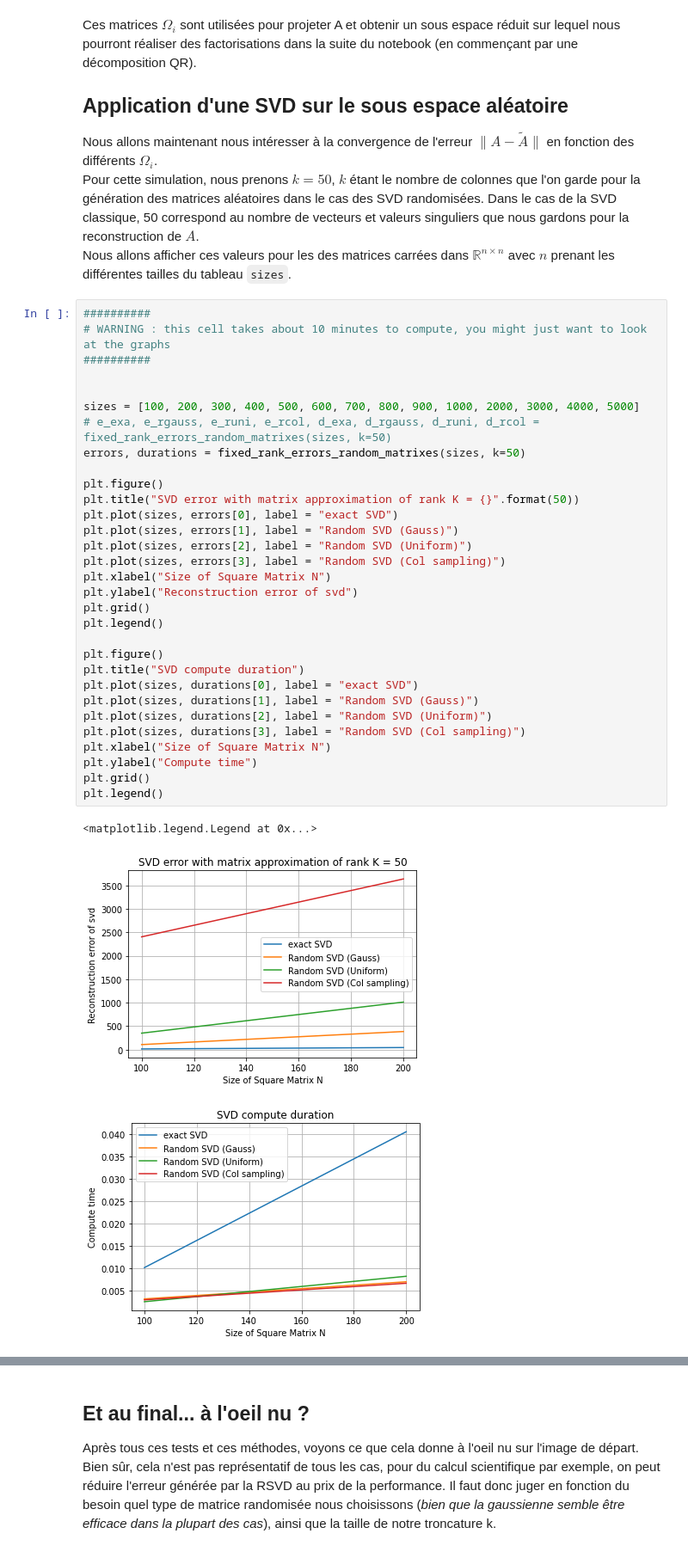
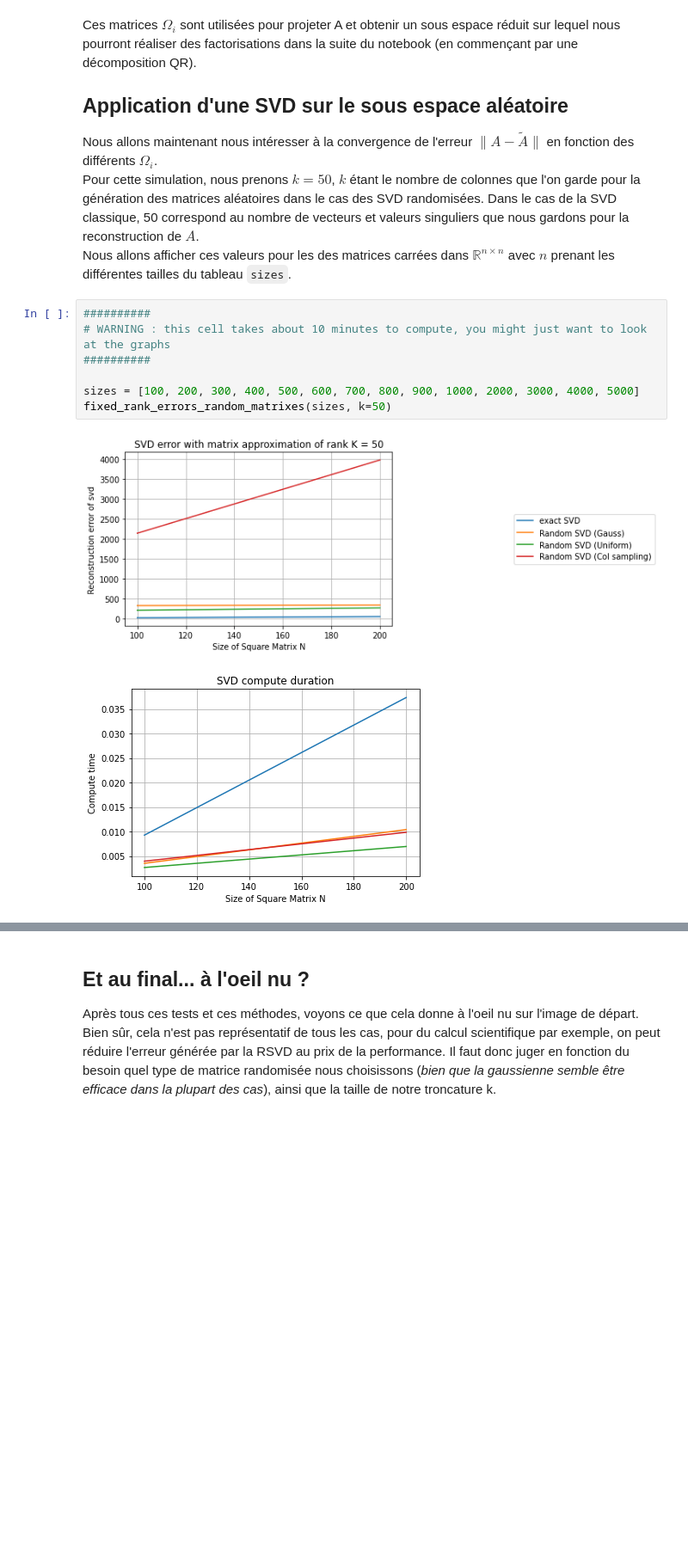
Before and after one commit to Aympab/randomized-svd, a Jupyter notebook: main.ipynb, the cells around one changed output, grey strips where cells are left out. Shown at 86% size. Drawn from its saved outputs; the diff is of its cells as text; blank space fills up the shorter version.

```diff
--- a/main.ipynb
+++ b/main.ipynb
@@ -156,40 +160,15 @@ Ces matrices $\Omega_{i}$ sont utilisées pour projeter A et obtenir un sous esp
 Nous allons maintenant nous intéresser à la convergence de l'erreur $\lVert A - \tilde{A} \rVert$ en fonction des différents $\Omega_i$. <br>
 Pour cette simulation, nous prenons $k = 50$, $k$ étant le nombre de colonnes que l'on garde pour la génération des matrices aléatoires dans le cas des SVD randomisées. Dans le cas de la SVD classique, 50 correspond au nombre de vecteurs et valeurs singuliers que nous gardons pour la reconstruction de $A$. <br>
 Nous allons afficher ces valeurs pour les des matrices carrées dans $\mathbb{R}^{n \times n}$ avec $n$ prenant les différentes tailles du tableau `sizes`.
-# %%
-##########
-# WARNING : this cell takes about 10 minutes to compute, you might just want to look at the graphs
-##########
-
-
-sizes = [100, 200, 300, 400, 500, 600, 700, 800, 900, 1000, 2000, 3000, 4000, 5000]
-# e_exa, e_rgauss, e_runi, e_rcol, d_exa, d_rgauss, d_runi, d_rcol = fixed_rank_errors_random_matrixes(sizes, k=50)
-errors, durations = fixed_rank_errors_random_matrixes(sizes, k=50)
-
-plt.figure()
-plt.title("SVD error with matrix approximation of rank K = {}".format(50))
-plt.plot(sizes, errors[0], label = "exact SVD")
-plt.plot(sizes, errors[1], label = "Random SVD (Gauss)")
-plt.plot(sizes, errors[2], label = "Random SVD (Uniform)")
-plt.plot(sizes, errors[3], label = "Random SVD (Col sampling)")
-plt.xlabel("Size of Square Matrix N")
-plt.ylabel("Reconstruction error of svd")
-plt.grid()
-plt.legend()
-
-plt.figure()
-plt.title("SVD compute duration")
-plt.plot(sizes, durations[0], label = "exact SVD")
-plt.plot(sizes, durations[1], label = "Random SVD (Gauss)")
-plt.plot(sizes, durations[2], label = "Random SVD (Uniform)")
-plt.plot(sizes, durations[3], label = "Random SVD (Col sampling)")
-plt.xlabel("Size of Square Matrix N")
-plt.ylabel("Compute time")
-plt.grid()
-plt.legend()
-# %% [output]
-<matplotlib.legend.Legend at 0x...>
-[figure, removed]
-[figure, removed]
+# %%
+##########
+# WARNING : this cell takes about 10 minutes to compute, you might just want to look at the graphs
+##########
+
+sizes = [100, 200, 300, 400, 500, 600, 700, 800, 900, 1000, 2000, 3000, 4000, 5000]
+fixed_rank_errors_random_matrixes(sizes, k=50)
+# %% [output]
+[figure, added]
+[figure, added]
 # %% [markdown]
 Nous allons continuer la suite du notebook en utilisant la RSVD basée sur une **matrice à valeurs gausiennes**.
```
Also changed, not shown: parts of 6 cells of this notebook, 1 other file.
